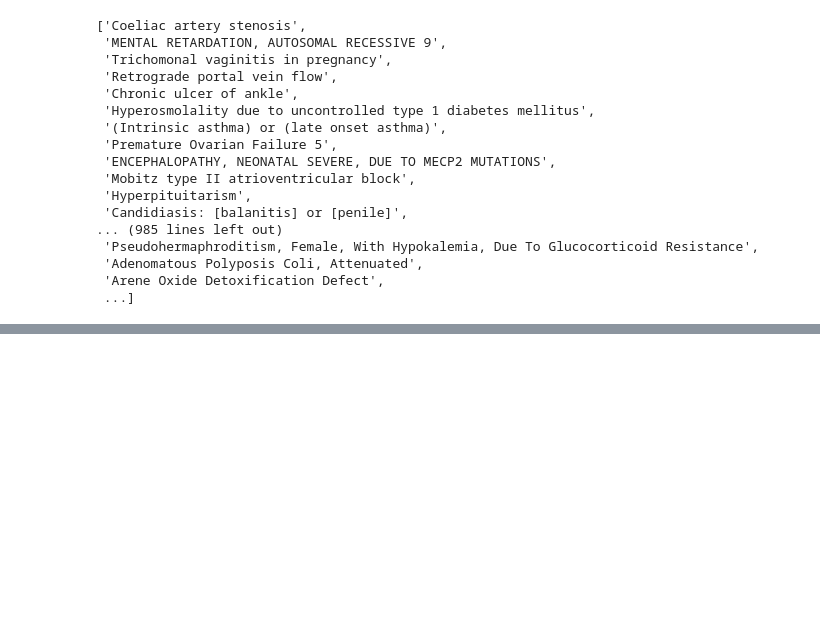
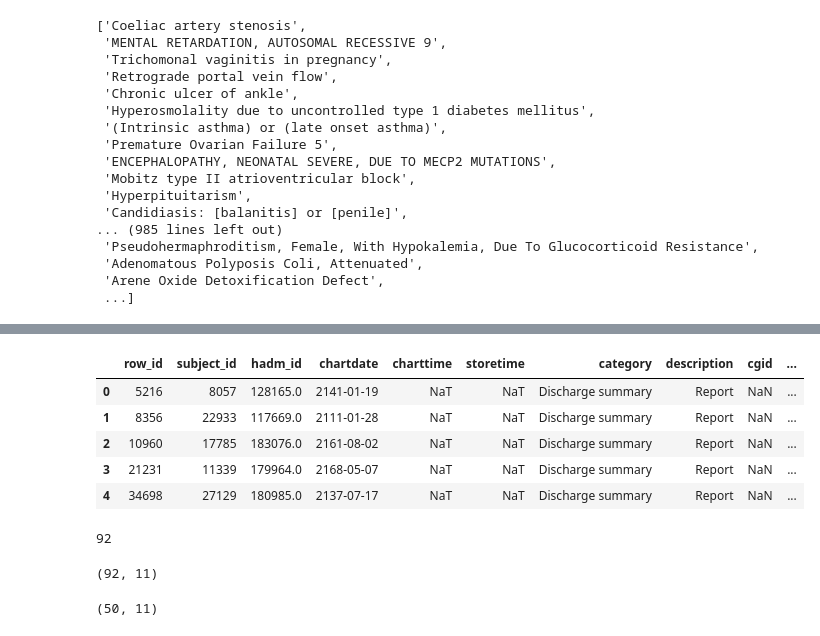
Before and after one commit to wtgme/KER, a Jupyter notebook: data_loader.ipynb, the cells around one changed output, grey strips where cells are left out. Drawn from its saved outputs; the diff is of its cells as text; code cells hidden in the pictures; blank space fills up the shorter version.

```diff
--- a/data_loader.ipynb
+++ b/data_loader.ipynb
@@ -206,0 +270,13 @@ list(df['d.name'])
+# %%
+docs.head()
+# %% [output]
+|  | row_id | subject_id | hadm_id | chartdate | charttime | storetime | category | description | cgid | ... |
+| 0 | 5216 | 8057 | 128165.0 | 2141-01-19 | NaT | NaT | Discharge summary | Report | NaN | ... |
+| 1 | 8356 | 22933 | 117669.0 | 2111-01-28 | NaT | NaT | Discharge summary | Report | NaN | ... |
+| 2 | 10960 | 17785 | 183076.0 | 2161-08-02 | NaT | NaT | Discharge summary | Report | NaN | ... |
+| 3 | 21231 | 11339 | 179964.0 | 2168-05-07 | NaT | NaT | Discharge summary | Report | NaN | ... |
+| 4 | 34698 | 27129 | 180985.0 | 2137-07-17 | NaT | NaT | Discharge summary | Report | NaN | ... |
+# %%
+docs['subject_id'].nunique()
+# %% [output]
+92
@@ -206,0 +285,4 @@ list(df['d.name'])
+# %%
+docs.shape
+# %% [output]
+(92, 11)
@@ -206,0 +291,4 @@ list(df['d.name'])
+# %%
+docs.shape
+# %% [output]
+(50, 11)
```
Also changed, not shown: parts of 43 cells of this notebook, 1 other file.
